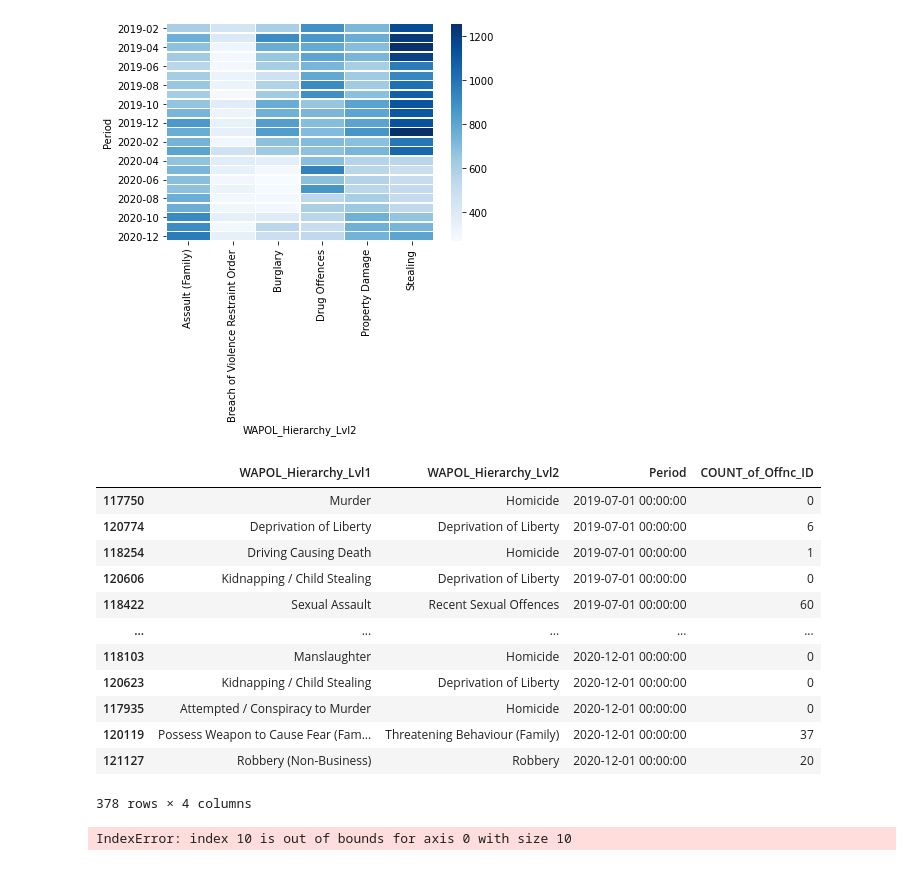
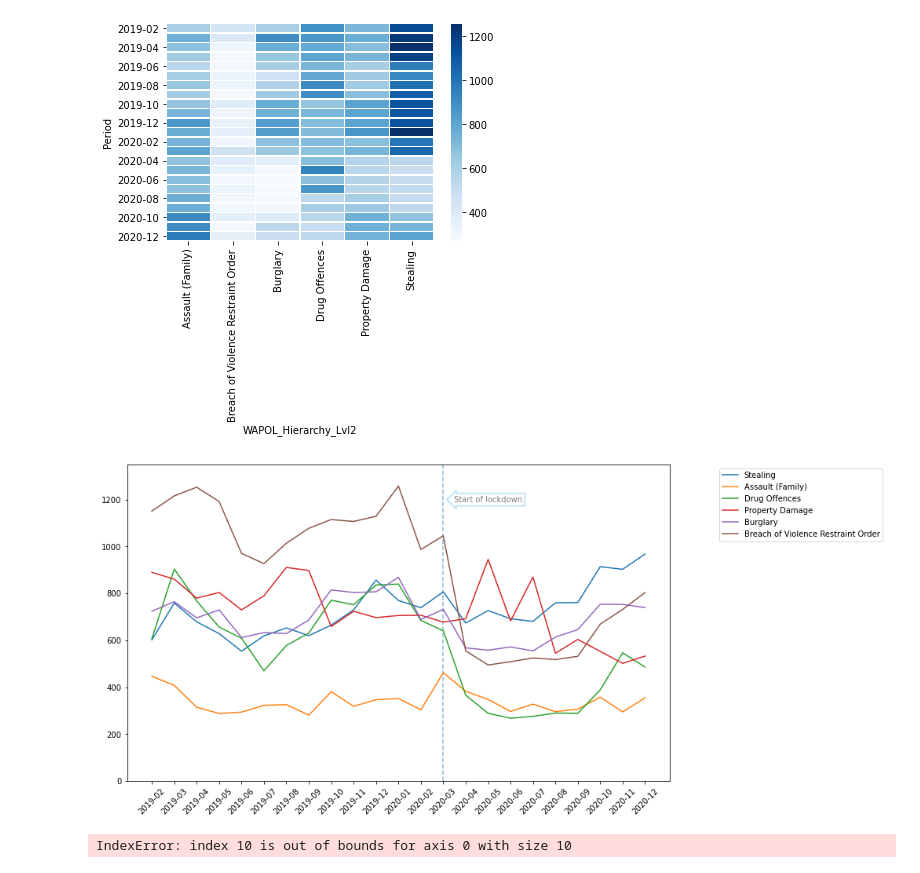
Before and after one commit to FernB/WACrimeRatesCovid19, a Jupyter notebook: WACrimeStatistics.ipynb, the cells around one changed output. Saved outputs shown, nothing was run; the diff lists cells and outputs as text; code cells hidden in the pictures.

Commit message:
line graph of key regional crimes

```diff
--- a/WACrimeStatistics.ipynb
+++ b/WACrimeStatistics.ipynb
@@ -149,19 +145,21 @@ plot_df = plot_df[['WAPOL_Hierarchy_Lvl1','WAPOL_Hierarchy_Lvl2','Period','COUNT
-# %%
-plot_df
-# %% [output]
-|  | WAPOL_Hierarchy_Lvl1 | WAPOL_Hierarchy_Lvl2 | Period | COUNT_of_Offnc_ID |
-| 117750 | Murder | Homicide | 2019-07-01 00:00:00 | 0 |
-| 120774 | Deprivation of Liberty | Deprivation of Liberty | 2019-07-01 00:00:00 | 6 |
-| 118254 | Driving Causing Death | Homicide | 2019-07-01 00:00:00 | 1 |
-| 120606 | Kidnapping / Child Stealing | Deprivation of Liberty | 2019-07-01 00:00:00 | 0 |
-| 118422 | Sexual Assault | Recent Sexual Offences | 2019-07-01 00:00:00 | 60 |
-| ... | ... | ... | ... | ... |
-| 118103 | Manslaughter | Homicide | 2020-12-01 00:00:00 | 0 |
-| 120623 | Kidnapping / Child Stealing | Deprivation of Liberty | 2020-12-01 00:00:00 | 0 |
-| 117935 | Attempted / Conspiracy to Murder | Homicide | 2020-12-01 00:00:00 | 0 |
-| 120119 | Possess Weapon to Cause Fear (Fam... | Threatening Behaviour (Family) | 2020-12-01 00:00:00 | 37 |
-| 121127 | Robbery (Non-Business) | Robbery | 2020-12-01 00:00:00 | 20 |
-378 rows × 4 columns
+# %%
+fig= plt.figure(figsize=(12,7))
+
+axes= fig.add_axes([0.1,0.1,0.8,0.8])
+
+axes.plot(keycrimespivot)
+t = axes.text(
+    "2020-05", 1200, "Start of lockdown", alpha =0.5,ha="center", va="center", rotation=0, size=10,
+    bbox=dict(boxstyle="larrow,pad=0.3", fc="white", ec="skyblue", alpha=0.5, lw=2))
+
+#plt.annotate("Start of lockdown", ("2020-03",1200), fontsize = 12, color = "blue",alpha=0.5, arrowprops=dict(facecolor='black', shrink=0.05),horizontalalignment='left', verticalalignment='top')
+plt.vlines("2020-03",ymin = 0, ymax = 1400,linestyles='dashed', alpha=0.5)
+plt.ylim(0,1350)
+plt.xticks(rotation=45)
+plt.legend(keycrimes,bbox_to_anchor = (1.4, 1.0))
+plt.show()
+# %% [output]
+[figure, added]
 # %%
 a = 0
 fig, axs = plt.subplots(5,2, sharex=True, sharey=False)
```
Also changed, not shown: parts of 9 cells of this notebook.
